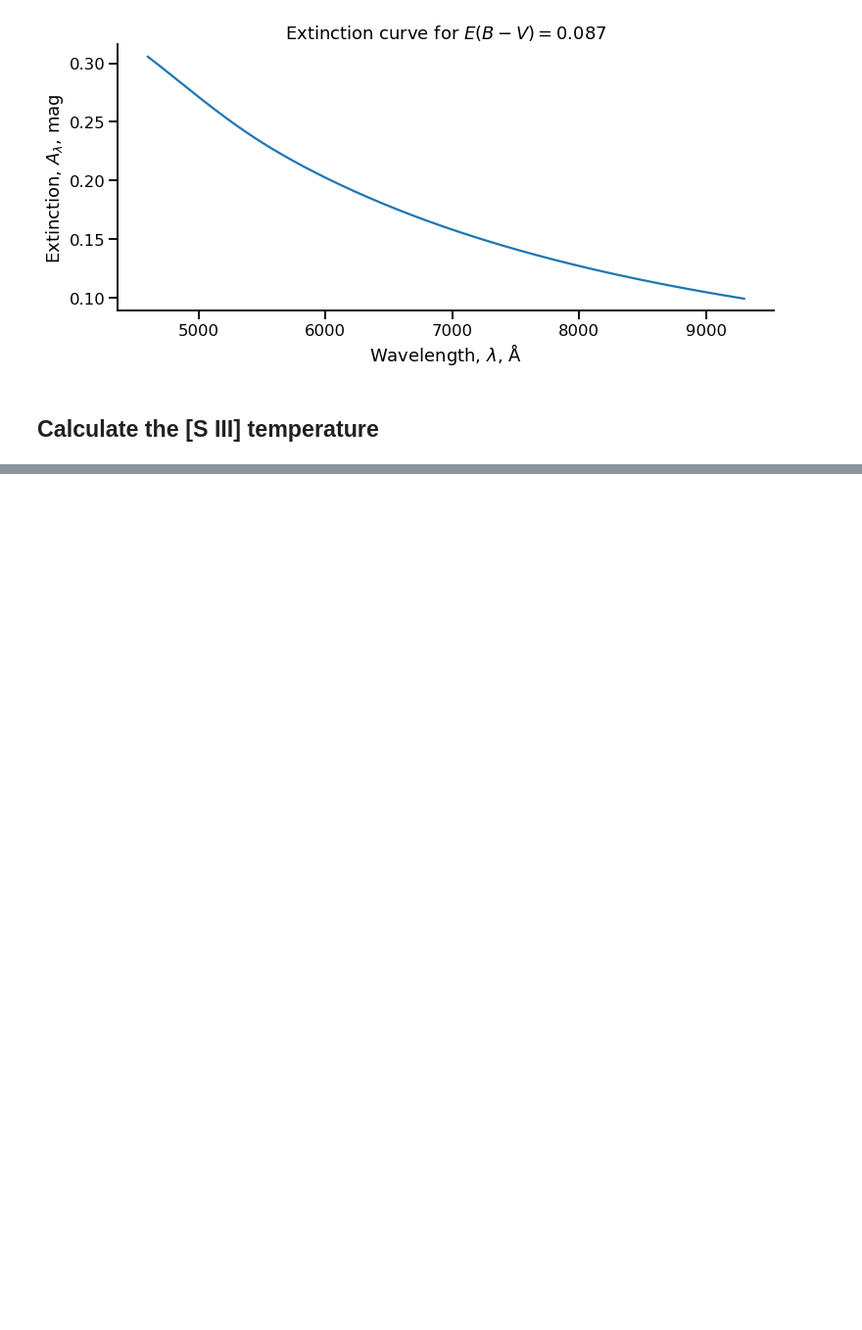
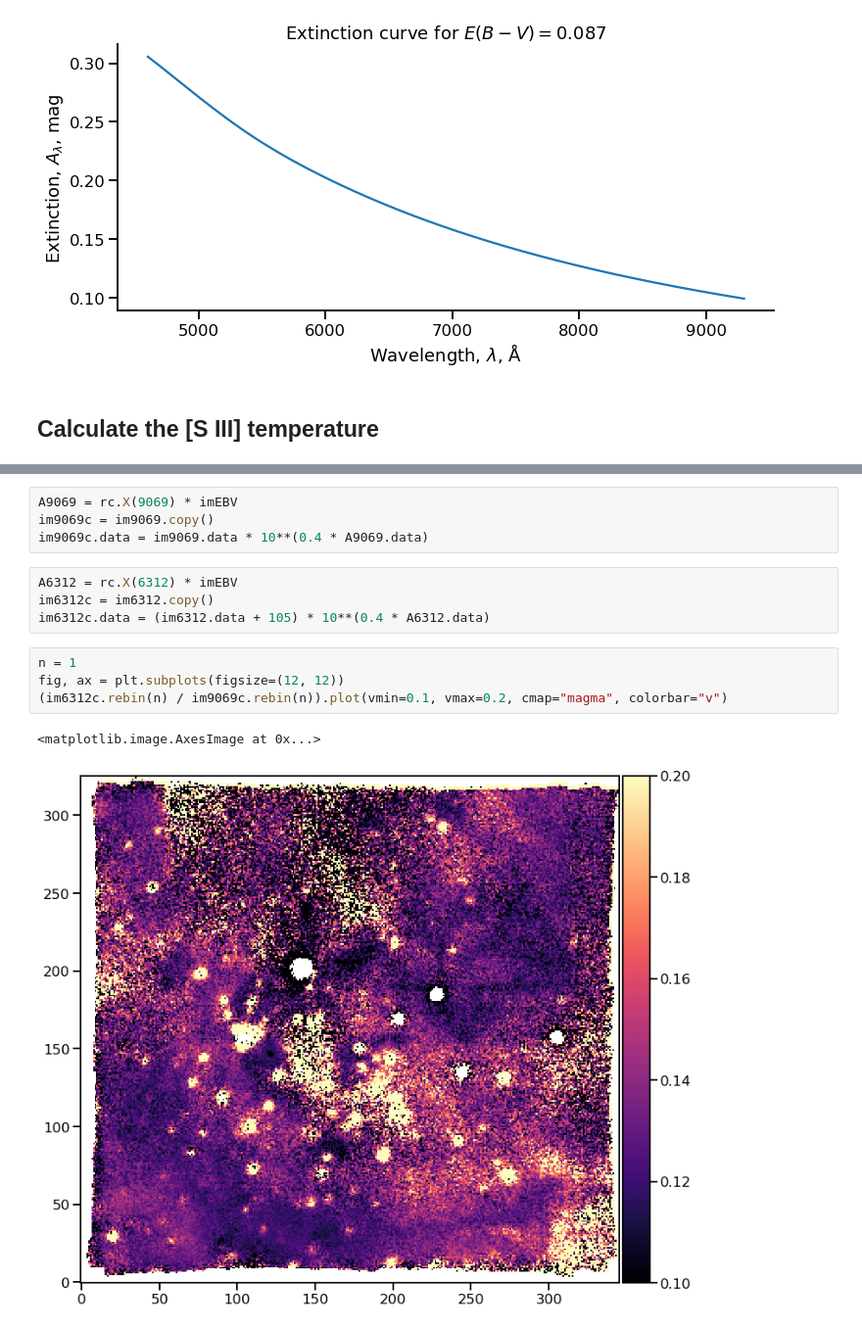
Before and after one commit to will-henney/muse-hii-regions, a Jupyter notebook: notebooks/01-01-more-line-ratios.ipynb, the cells around one changed output, grey strips where cells are left out. Shown at 98% size. Cells and saved outputs as stored; diff of their text form; blank space fills up the shorter version.

```diff
--- a/notebooks/01-01-more-line-ratios.ipynb
+++ b/notebooks/01-01-more-line-ratios.ipynb
@@ -328,0 +399,15 @@ OSError: Invalid file: ../data/ngc346-siii-6312-bin01-sum.fits
+# %%
+A9069 = rc.X(9069) * imEBV
+im9069c = im9069.copy()
+im9069c.data = im9069.data * 10**(0.4 * A9069.data)
+# %%
+A6312 = rc.X(6312) * imEBV
+im6312c = im6312.copy()
+im6312c.data = (im6312.data + 105) * 10**(0.4 * A6312.data)
+# %%
+n = 1
+fig, ax = plt.subplots(figsize=(12, 12))
+(im6312c.rebin(n) / im9069c.rebin(n)).plot(vmin=0.1, vmax=0.2, cmap="magma", colorbar="v")
+# %% [output]
+<matplotlib.image.AxesImage at 0x...>
+[figure, added]
```
Also changed, not shown: parts of 26 cells of this notebook, 6 other files.
